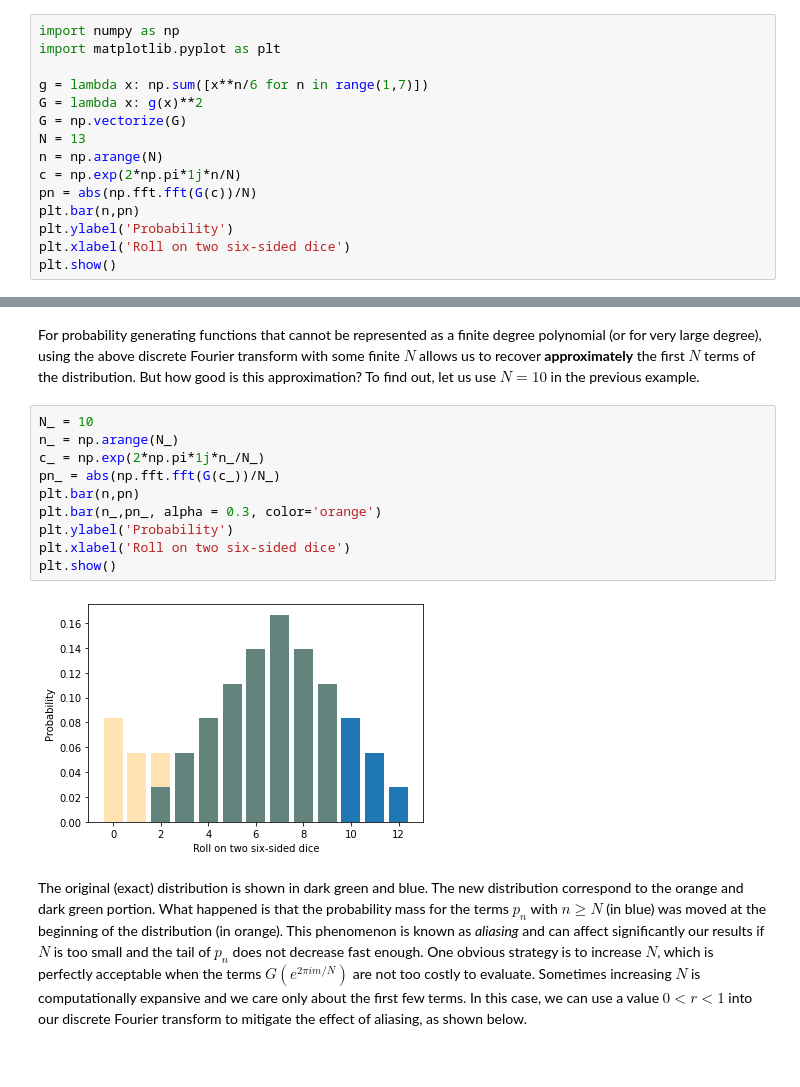
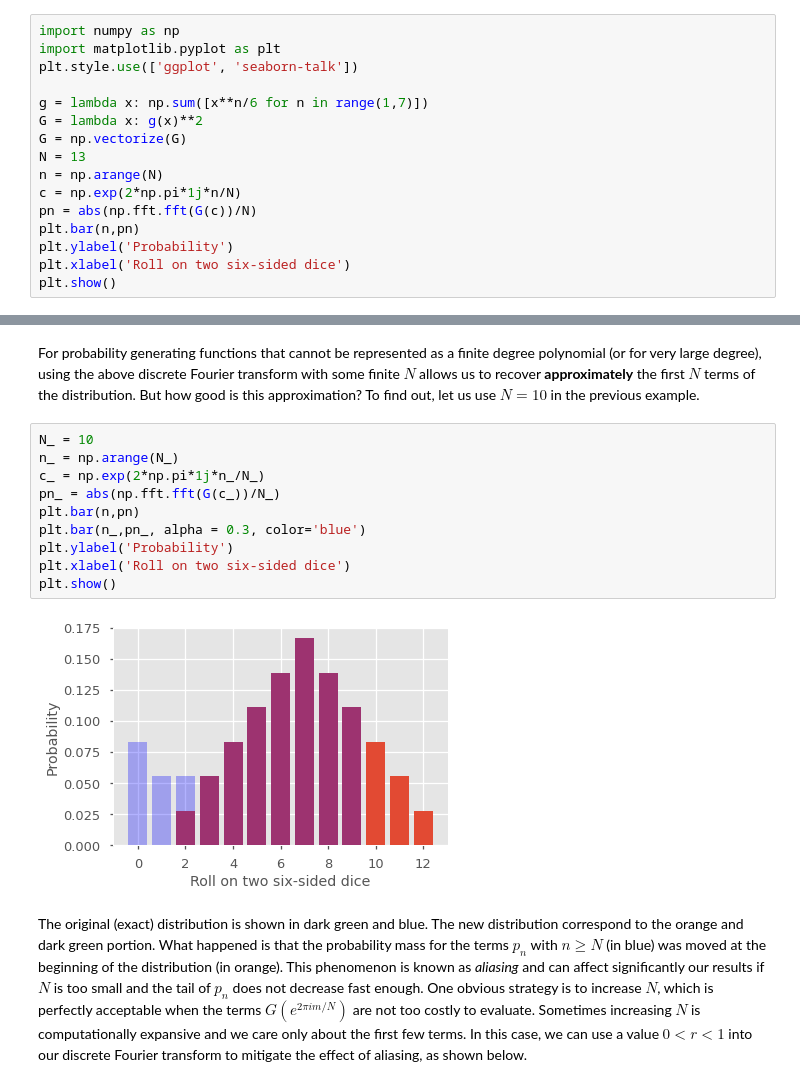
Before and after one commit to gstonge/pgfunk, a Jupyter notebook: _sources/chapters/numerical_inversion.ipynb, the cells around one changed output, grey strips where cells are left out. Cells and saved outputs as stored; diff of their text form.

```diff
--- a/_sources/chapters/numerical_inversion.ipynb
+++ b/_sources/chapters/numerical_inversion.ipynb
@@ -48,6 +48,7 @@ Since $g(x)$ is a polynomial of degree $6$, $G(x)$ is of degree $12$ and $N = 13
 # %%
 import numpy as np
 import matplotlib.pyplot as plt
+plt.style.use(['ggplot', 'seaborn-talk'])
 
 g = lambda x: np.sum([x**n/6 for n in range(1,7)])
 G = lambda x: g(x)**2
@@ -71,15 +72,15 @@ To find out, let us use $N = 10$ in the previous example.
 # %%
 N_ = 10
 n_ = np.arange(N_)
 c_ = np.exp(2*np.pi*1j*n_/N_)
 pn_ = abs(np.fft.fft(G(c_))/N_)
 plt.bar(n,pn)
-plt.bar(n_,pn_, alpha = 0.3, color='orange')
+plt.bar(n_,pn_, alpha = 0.3, color='blue')
 plt.ylabel('Probability')
 plt.xlabel('Roll on two six-sided dice')
 plt.show()
 # %% [output]
-[figure, old version]
+[figure, new version]
 # %% [markdown]
 The original (exact) distribution is shown in dark green and blue.
 The new distribution correspond to the orange and dark green portion.
```
Also changed, not shown: parts of 3 cells of this notebook, 26 other files.
